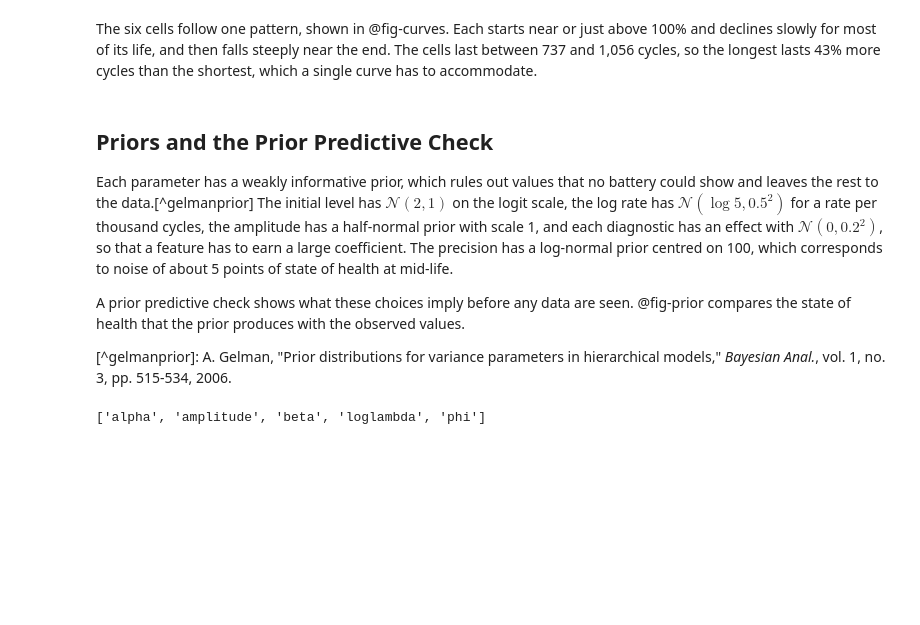
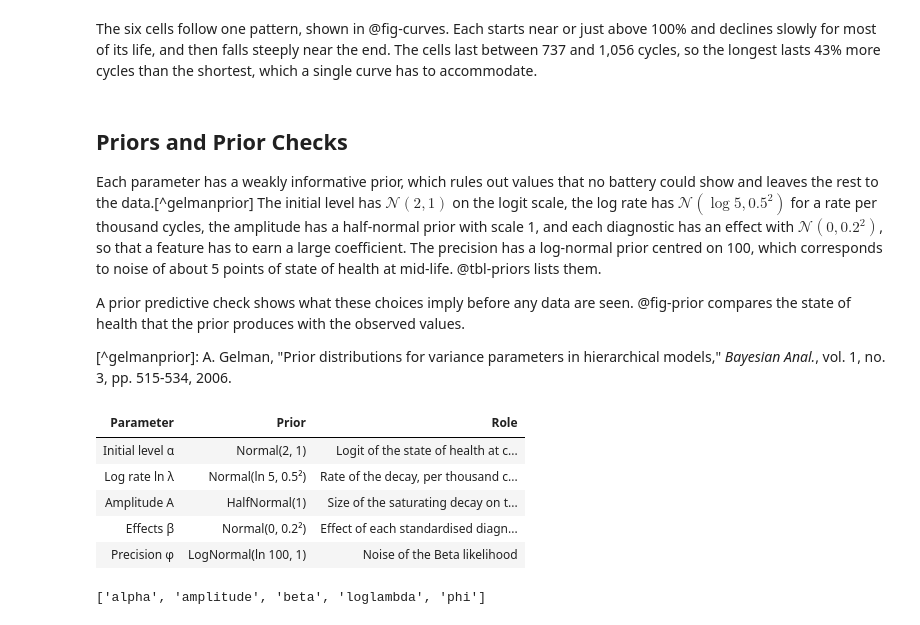
Before and after one commit to sambaiga/sambaiga.github.io, a Jupyter notebook: pages/blog/posts/2025/12/2025-12-1-bayesian-regression..ipynb, the cells around one changed output. Cells and saved outputs as stored; diff of their text form; code cells hidden in the pictures; blank space fills up the shorter version.

```diff
--- a/pages/blog/posts/2025/12/2025-12-1-bayesian-regression..ipynb
+++ b/pages/blog/posts/2025/12/2025-12-1-bayesian-regression..ipynb
@@ -108,13 +109,24 @@ show(hierarchy.curves(cs2, [], COLOURS))
 # %% [markdown]
 The six cells follow one pattern, shown in @fig-curves. Each starts near or just above 100% and declines slowly for most of its life, and then falls steeply near the end. The cells last between 737 and 1,056 cycles, so the longest lasts 43% more cycles than the shortest, which a single curve has to accommodate.
 # %% [markdown]
-## Priors and the Prior Predictive Check
+## Priors and Prior Checks
 
-Each parameter has a weakly informative prior, which rules out values that no battery could show and leaves the rest to the data.[^gelmanprior] The initial level has $\mathcal{N}(2, 1)$ on the logit scale, the log rate has $\mathcal{N}(\log 5, 0.5^2)$ for a rate per thousand cycles, the amplitude has a half-normal prior with scale 1, and each diagnostic has an effect with $\mathcal{N}(0, 0.2^2)$, so that a feature has to earn a large coefficient. The precision has a log-normal prior centred on 100, which corresponds to noise of about 5 points of state of health at mid-life.
+Each parameter has a weakly informative prior, which rules out values that no battery could show and leaves the rest to the data.[^gelmanprior] The initial level has $\mathcal{N}(2, 1)$ on the logit scale, the log rate has $\mathcal{N}(\log 5, 0.5^2)$ for a rate per thousand cycles, the amplitude has a half-normal prior with scale 1, and each diagnostic has an effect with $\mathcal{N}(0, 0.2^2)$, so that a feature has to earn a large coefficient. The precision has a log-normal prior centred on 100, which corresponds to noise of about 5 points of state of health at mid-life. @tbl-priors lists them.
 
 A prior predictive check shows what these choices imply before any data are seen. @fig-prior compares the state of health that the prior produces with the observed values.
 
 [^gelmanprior]: A. Gelman, "Prior distributions for variance parameters in hierarchical models," *Bayesian Anal.*, vol. 1, no. 3, pp. 515-534, 2006.
+# %%
+#| label: tbl-priors
+#| tbl-cap: "Priors of the single-level Beta regression. The six cells share every parameter, and the diagnostics are standardised on the training cells."
+display(tables.themed_gt(priors.complete_pooling()))
+# %% [output]
+| Parameter | Prior | Role |
+| Initial level α | Normal(2, 1) | Logit of the state of health at c... |
+| Log rate ln λ | Normal(ln 5, 0.5²) | Rate of the decay, per thousand c... |
+| Amplitude A | HalfNormal(1) | Size of the saturating decay on t... |
+| Effects β | Normal(0, 0.2²) | Effect of each standardised diagn... |
+| Precision φ | LogNormal(ln 100, 1) | Noise of the Beta likelihood |
 # %%
 #| output: false
 model = hier.hierarchical_model(cs2, scaler, FEATURES, "complete")
```
Also changed, not shown: parts of 9 cells of this notebook, 4 other files.
